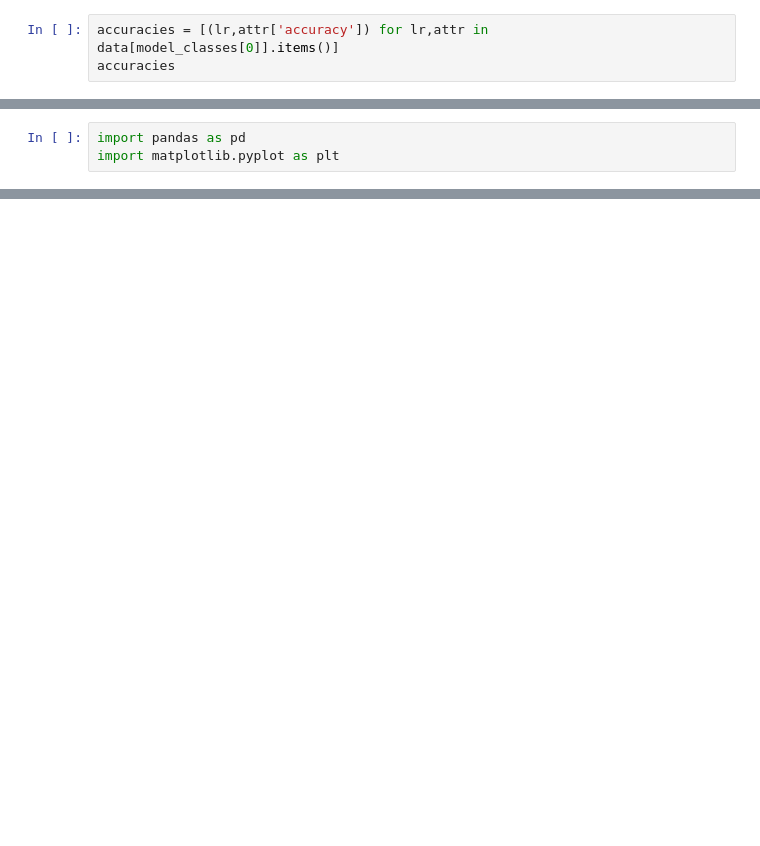
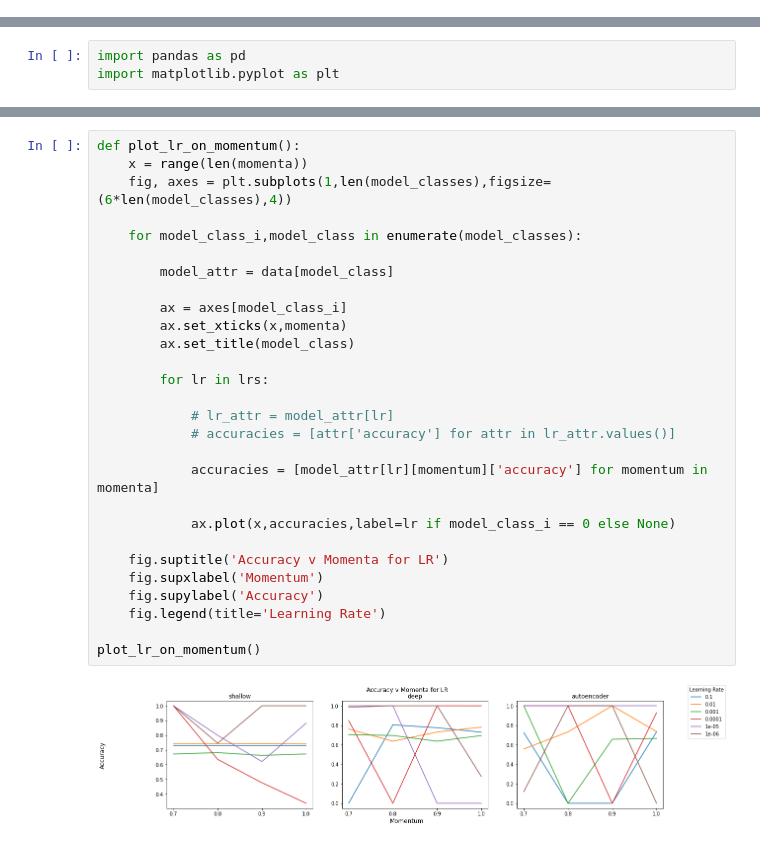
Before and after one commit to 170A-Capstone/Acoustic-Classification, a Jupyter notebook: grid_search_visualization.ipynb, the cells around one changed output, grey strips where cells are left out. Drawn from its saved outputs; the diff is of its cells as text; blank space fills up the shorter version.

```diff
--- a/grid_search_visualization.ipynb
+++ b/grid_search_visualization.ipynb
@@ -79,3 +0,0 @@ dict_keys(['1', '0.1', '0.01', '0.001', '0.0001'])
-# %%
-accuracies = [(lr,attr['accuracy']) for lr,attr in data[model_classes[0]].items()]
-accuracies
@@ -116,0 +57,30 @@ plt.show()
+# %%
+def plot_lr_on_momentum():
+    x = range(len(momenta))
+    fig, axes = plt.subplots(1,len(model_classes),figsize=(6*len(model_classes),4))
+
+    for model_class_i,model_class in enumerate(model_classes):
+
+        model_attr = data[model_class]
+
+        ax = axes[model_class_i]
+        ax.set_xticks(x,momenta)
+        ax.set_title(model_class)
+
+        for lr in lrs:
+
+            # lr_attr = model_attr[lr]
+            # accuracies = [attr['accuracy'] for attr in lr_attr.values()]
+
+            accuracies = [model_attr[lr][momentum]['accuracy'] for momentum in momenta]
+
+            ax.plot(x,accuracies,label=lr if model_class_i == 0 else None)
+
+    fig.suptitle('Accuracy v Momenta for LR')
+    fig.supxlabel('Momentum')
+    fig.supylabel('Accuracy')
+    fig.legend(title='Learning Rate')
+
+plot_lr_on_momentum()
+# %% [output]
+[figure, added]
```
Also changed, not shown: parts of 23 cells of this notebook, 16 other files.
